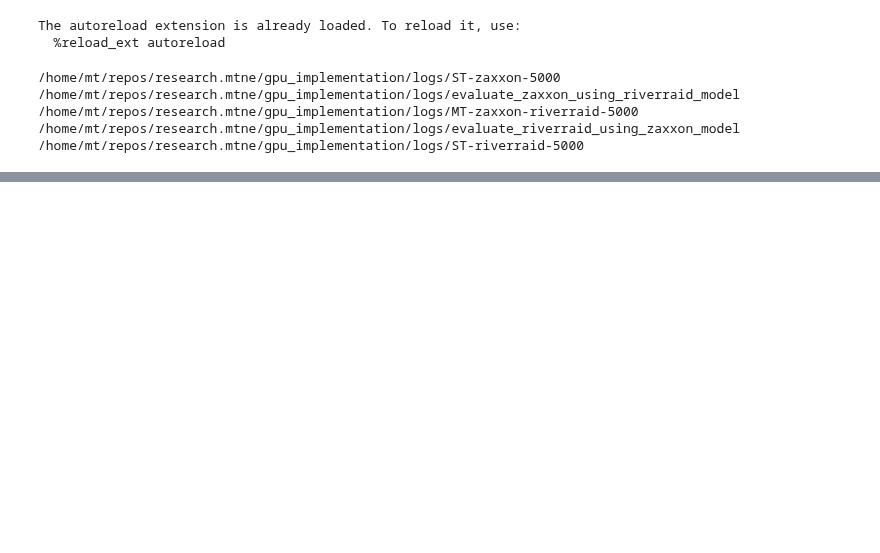
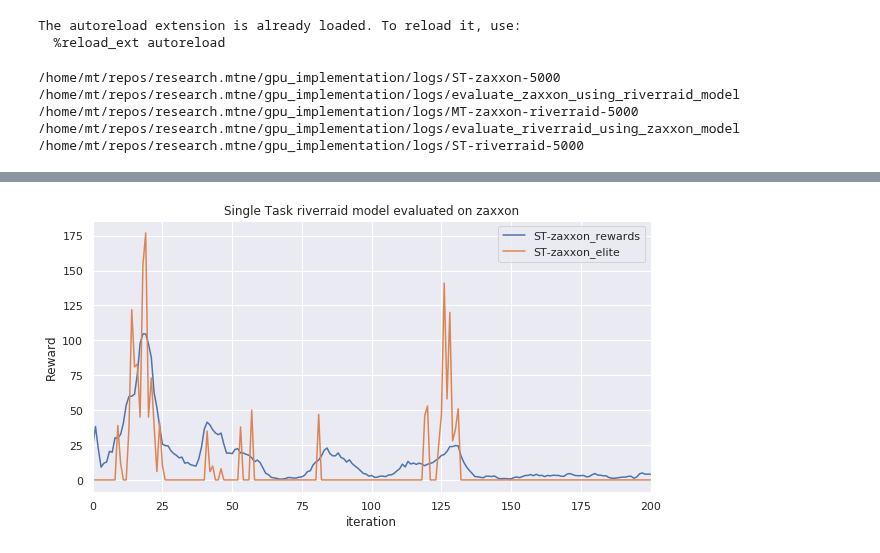
Before and after one commit to deyandyankov/research.mtne, a Jupyter notebook: gpu_implementation/analysis/all_plots.ipynb, the cells around one changed output, grey strips where cells are left out. Saved outputs shown, nothing was run; the diff lists cells and outputs as text; code cells hidden in the pictures; blank space fills up the shorter version.

```diff
--- a/gpu_implementation/analysis/all_plots.ipynb
+++ b/gpu_implementation/analysis/all_plots.ipynb
@@ -200,0 +71,9 @@ Text(0, 0.5, 'DKL')
+# %%
+# 3) Same as 2, but STES [riverraid evaluated on zaxxon]
+p = experiments['ST-zaxxon-riverraid']['rewards'].plot()
+p.set_title('Single Task riverraid model evaluated on zaxxon')
+p.set_ylabel('Reward')
+p.set(xlim=(0, iterations))
+p.get_figure().savefig("plot3_st_zaxxon_riverraid.eps")
+# %% [output]
+[figure, added]
```
Also changed, not shown: parts of 46 cells of this notebook, 21 other files.
